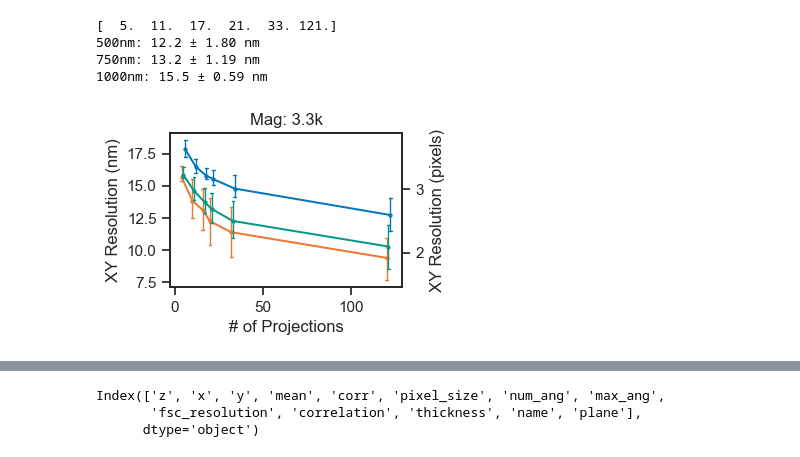
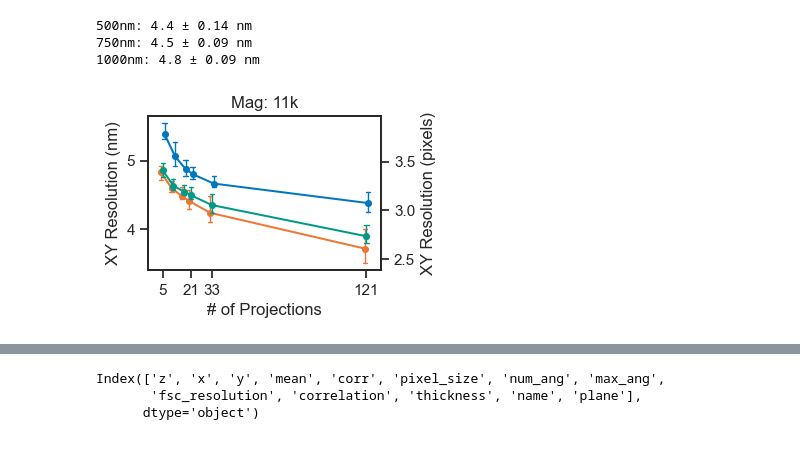
Before and after one commit to kuan-lab/tem-tomo, a Jupyter notebook: 250614_plot_FSC_figs.ipynb, the cells around one changed output, grey strips where cells are left out. Saved outputs shown, nothing was run; the diff lists cells and outputs as text; code cells hidden in the pictures.

Commit message:
updates for 11k bead analysis, plotting

```diff
--- a/250614_plot_FSC_figs.ipynb
+++ b/250614_plot_FSC_figs.ipynb
@@ -87,28 +87,24 @@ def calculate_e_xz(alpha_deg):
     return e_xz
 # %%
 # Load FSC results from csv outputs from dtilt_ref_calc_tomo_FSCs.py
-num_angs = [121, 33, 21, 17, 11, 5]
+num_angs = [121,33,21,17,11,5]
 max_angs = [10,20,30,40,50,60]
 
 # 3.3k mag
-tomo_lst = 'tomo_lists/tomograms_lst - double_tilt_tomos_3.3k.csv'
+tomo_lst_3k = 'tomo_lists/tomograms_lst - double_tilt_tomos_3.3k.csv'
 
-#output_dir_3k = 'results/240523_3.3k_4x'
-#output_dir_3k = 'results/250519_2D_45sub'
-#output_dir_3k = 'results/250602_2D_45sub'
-#output_dir_3k = 'results/250610_2D_315cutout_quick'
-#output_dir_3k = 'results/250613_2D_abHalfBit315_45pix_4x'
+
 output_dir_3k = 'results/250703_3k_2D_incr_abHalfBit315_45pix_4x'
+fscs_3k= import_fsc_results(output_dir_3k, tomo_lst_3k, num_angs, max_angs, constant_density=False)
 
-#fscs_3k= import_fsc_results(output_dir_3k, tomo_lst, num_angs, max_angs, constant_density=True)
-fscs_3k= import_fsc_results(output_dir_3k, tomo_lst, num_angs, max_angs, constant_density=False)
 # Average "a" and "b" reference calculations (to make symmetrical)
+# 251023 now, a and b are the same
 all_fsc_3k = average_dfs(fscs_3k['a'],fscs_3k['b'], exclude_cols=['res','corr'])
+
 # Include thickness 0.5, .75 and 1 um
 all_fsc_3k = all_fsc_3k[all_fsc_3k['thickness'].isin(['500nm','750nm','1000nm'])]
 
 tomo_lst_11k = 'tomo_lists/tomograms_lst - double_tilt_tomos_11k.csv'
-#output_dir_11k = 'results/250617_11k_2D_incr_abHalfBit315_45pix_4x'
 output_dir_11k = 'results/250624_11k_2D_incr_abHalfBit315_45pix_4x'
 
 fscs_11k= import_fsc_results(output_dir_11k, tomo_lst_11k, num_angs, max_angs, constant_density=False)
@@ -119,62 +186,57 @@ all_fsc_11k = all_fsc_11k[all_fsc_11k['thickness'].isin(['500nm','750nm','1000nm
 # %%
 # Main Plot for FSC res vs # projections
-# Fig. 1e
-max_ang = 30 # Plot for +- 30 deg
-mag = '3.3k'
-#mag = '11k'
+# Fig. 1f
+max_ang = 30  # Plot for +- 30 deg
+mag = '11k'
 if mag == '3.3k':
     my_df = all_fsc_3k
 elif mag == '11k':
     my_df = all_fsc_11k
-
 my_df = my_df[my_df['max_ang']==max_ang]
-[print(np.unique(my_df.num_ang))]
 pixel_size = my_df['pixel_size'].values[0]
-
 
 sns.set_theme(rc={'figure.figsize':(3,2),'lines.linewidth':0.8},style = 'ticks')
 
 my_df = my_df[my_df['fsc_resolution']>0] # remove outlier cubes
-
-
 g = sns.pointplot(my_df,x='num_ang', y = 'fsc_resolution', hue='thickness', estimator='mean',
             errorbar=('pi',50),
             #errorbar = ('ci', 95),
             native_scale=True, dodge = 0.5, palette=thick_pal,
-            log_scale = False,  markersize = 2, capsize = .4,
+            log_scale = False,  markersize = 4, capsize = .6,
             err_kws={'linewidth':1})
-
-
 
 handles, labels = g.get_legend_handles_labels()
 order = [2,1,0]
+#g.legend([handles[idx] for idx in order],[labels[idx] for idx in order],
+#         title = 'Thickness', bbox_to_anchor=(.5, .7), loc='lower left',ncol=1)
+#g.axhline(y=2*pixel_size, color = 'k', linestyle = '--')
 g.legend().remove()
-#g.legend([handles[idx] for idx in order],[labels[idx] for idx in order],
-#         title = 'Thickness', bbox_to_anchor=(-0.3, -.8), loc='lower left',ncol=3)
-#g.axhline(y=2*pixel_size, color = 'k', linestyle = '--')
 g.set_xlabel('# of Projections')
 g.set_ylabel('XY Resolution (nm)')
 g.set_title('Mag: %s' % mag)#, ha='left', x = 0.1)
 #g.grid(axis='y', color = 'k', linewidth=0.5)
 #g.set_ylim([10,g.get_ylim()[1]])
 
+num_angs_labels = [5 , 21, 33, 121]
+g.set_xticks(num_angs_labels)
+g.set_xticklabels(num_angs_labels)
+
+g.set_yticks([4,5])
 ax2 = g.twinx()
 y1, y2 = g.get_ylim()
 ax2.set_ylim(y1/pixel_size, y2/pixel_size)
-ax2.set_yticks([2,3])
+ax2.set_yticks([2.5,3,3.5])
 ax2.set_ylabel('XY Resolution (pixels)')
-#sns.despine()
 
 num_ang = 21
 for thickness in my_df.thickness.unique():
     test_df = my_df[my_df.thickness == thickness]
     test_df = test_df[test_df.num_ang == num_ang]
 
     print('%s: %0.1f ± %0.2f nm' % (thickness,np.mean(test_df.fsc_resolution.values),stats.iqr(test_df.fsc_resolution.values)/2))
-#plt.savefig(figs_dir + '250707_rev_Fig1e_Numang_FSCres_thickness_3D_%s.pdf' % mag, bbox_inches = 'tight')
+plt.savefig(figs_dir + '251023_rev1_Fig1f_Numang_FSCres_thickness_2D_%s.pdf' % mag, bbox_inches = 'tight')
 # %% [output]
-[  5.  11.  17.  21.  33. 121.]
-500nm: 12.2 ± 1.80 nm
-750nm: 13.2 ± 1.19 nm
-1000nm: 15.5 ± 0.59 nm
+500nm: 4.4 ± 0.14 nm
+750nm: 4.5 ± 0.09 nm
+1000nm: 4.8 ± 0.09 nm
-[figure, old version]
+[figure, new version]
```
Also changed, not shown: parts of 2 cells of this notebook, 3 other files.
